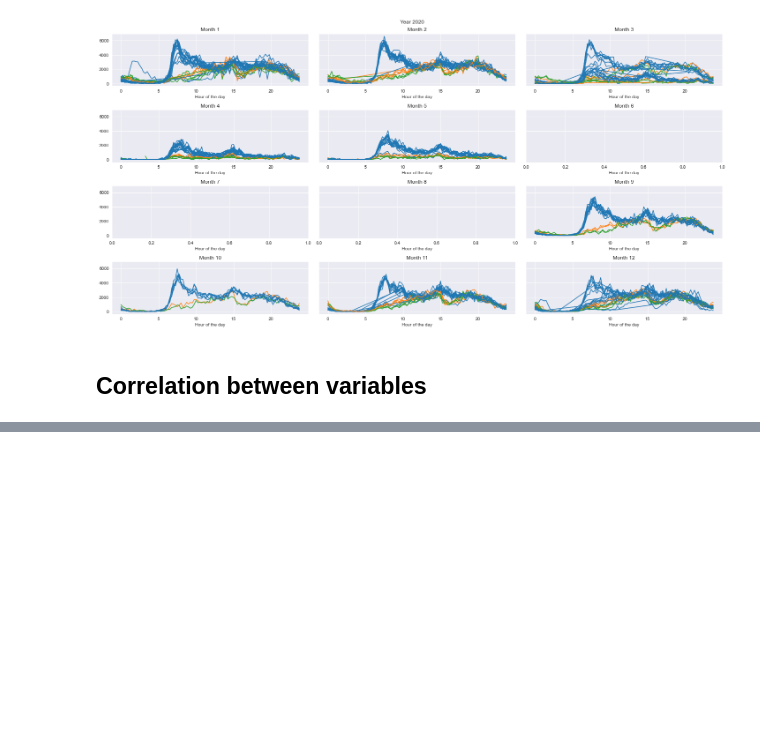
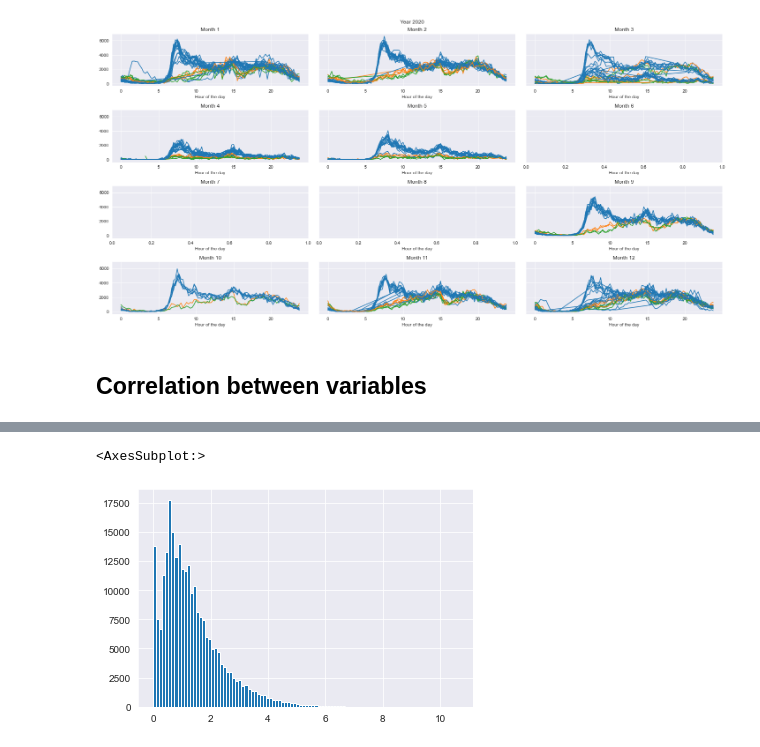
Before and after one commit to elena-sg/madrid-traffic, a Jupyter notebook: notebooks/03-explore-data.ipynb, the cells around one changed output, grey strips where cells are left out. Cells and saved outputs as stored; diff of their text form; code cells hidden in the pictures; blank space fills up the shorter version.

```diff
--- a/notebooks/03-explore-data.ipynb
+++ b/notebooks/03-explore-data.ipynb
@@ -187,0 +190,15 @@ sns.heatmap(corr, mask=mask, cmap=cmap, vmax=.3, center=0,
+# %%
+from graph_traffic.config import data_path
+import os
+import pandas as pd
+
+meteo_path = data_path + "/03-by-location/meteo"
+
+mean_zero = []
+values = pd.DataFrame()
+
+for station in os.listdir(meteo_path):
+    df = pd.read_csv(meteo_path + "/" + station).dropna(subset=["precipitacion"])
+    if not df.empty:
+        mean_zero.append((df.precipitacion == 0).mean())
+        values = pd.concat([values, df[["fecha", "estacion", "precipitacion"]]], ignore_index=True)
@@ -187,0 +262,12 @@ sns.heatmap(corr, mask=mask, cmap=cmap, vmax=.3, center=0,
+# %%
+values = pd.DataFrame()
+
+for station in os.listdir(meteo_path):
+    df = pd.read_csv(meteo_path + "/" + station).dropna(subset=["velocidad_viento"])
+    if not df.empty:
+        values = pd.concat([values, df[["fecha", "estacion", "velocidad_viento"]]], ignore_index=True)
+
+values.velocidad_viento.hist(bins=100)
+# %% [output]
+<AxesSubplot:>
+[figure, added]
```
Also changed, not shown: parts of 8 cells of this notebook, 5 other files.
